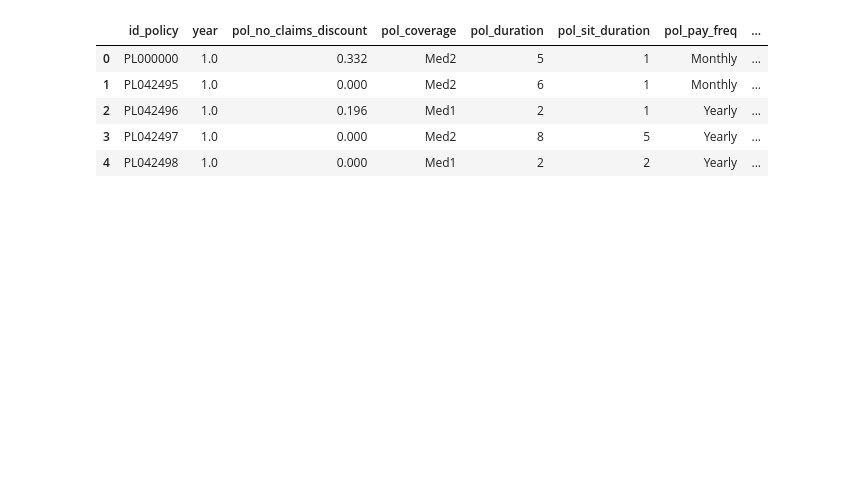
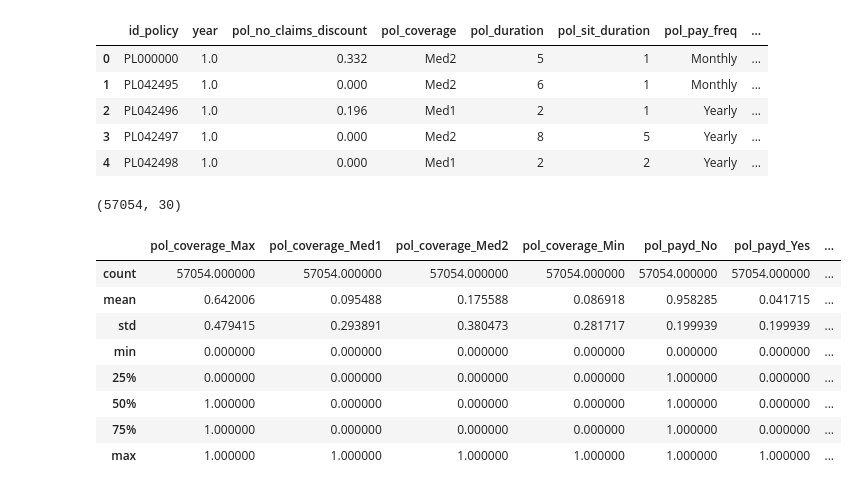
Before and after one commit to mariaferrol1988/experiments, a Jupyter notebook: projects/insurance/draft2-variabletreatment.ipynb, the cells around one changed output. Saved outputs shown, nothing was run; the diff lists cells and outputs as text; code cells hidden in the pictures; blank space fills up the shorter version.

```diff
--- a/projects/insurance/draft2-variabletreatment.ipynb
+++ b/projects/insurance/draft2-variabletreatment.ipynb
@@ -50,0 +40,55 @@ df_policyid['severity']  =  df_policyid['claim_amount'] / df_policyid['counts']
+# %%
+# New variable binary 0 means not claim and 1 means claim
+df['claim'] = df['claim_amount'].apply(lambda x: 0 if x == 0.0 else 1)
+
+# Counter of the df
+df['counts'] = 1
+
+# Continous vars grouped by id_policy
+df_policyid = df.groupby('id_policy')[['claim_amount','claim','counts']].sum()
+df_policyid['occurence']  =  df_policyid['claim'] / df_policyid['counts'] # number of accidents per years of policy
+df_policyid['severity']  =  df_policyid['claim_amount'] / df_policyid['counts'] # average amount of claim per years of policy
+df_policyid2 = df.groupby('id_policy')[['pol_no_claims_discount','pol_duration','pol_sit_duration',
+                                       'drv_age1','drv_age_lic1','vh_age','vh_speed','vh_value',
+                                       'population','town_surface_area']].mean()
+
+df_policyid2 = df_policyid.merge(df_policyid2, left_index = True, right_index = True)
+
+# Calculation of possible indicators for the model
+
+
+# merge continous variables
+df_pol = df_policyid2.merge(df_policyid, right_index = True, left_index = True)
+
+# dummy variables to work with
+dummies = ['pol_coverage', 'pol_pay_freq', 'pol_payd', 'pol_usage', 'drv_sex1', 'drv_drv2', 'vh_fuel', 'vh_type' ]
+df_dummies = pd.get_dummies(df[dummies])
+df_dummies = df.merge(df_dummies, right_index = True, left_index = True)
+
+# dummy dataset created - excluded variables are not able to be grouped by calculating the mean
+df_dummies_g_ = df_dummies.groupby('id_policy')[['pol_coverage_Max',
+       'pol_coverage_Med1', 'pol_coverage_Med2', 'pol_coverage_Min',
+       'pol_payd_No','pol_payd_Yes', 'pol_usage_AllTrips',
+       'pol_usage_Professional','pol_usage_Retired',
+       'pol_usage_WorkPrivate', 'drv_drv2_No', 'drv_drv2_Yes', 'vh_fuel_Diesel',
+       'vh_fuel_Gasoline', 'vh_fuel_Hybrid', 'vh_type_Commercial',
+       'vh_type_Tourism']].mean()
+
+# df with the final values
+df_final = df_dummies_g_.merge(df_policyid2, right_index = True, left_index = True)
+# %%
+df_final.shape
+# %% [output]
+(57054, 30)
+# %%
+df_final.describe()
+# %% [output]
+|  | pol_coverage_Max | pol_coverage_Med1 | pol_coverage_Med2 | pol_coverage_Min | pol_payd_No | pol_payd_Yes | ... |
+| count | 57054.000000 | 57054.000000 | 57054.000000 | 57054.000000 | 57054.000000 | 57054.000000 | ... |
+| mean | 0.642006 | 0.095488 | 0.175588 | 0.086918 | 0.958285 | 0.041715 | ... |
+| std | 0.479415 | 0.293891 | 0.380473 | 0.281717 | 0.199939 | 0.199939 | ... |
+| min | 0.000000 | 0.000000 | 0.000000 | 0.000000 | 0.000000 | 0.000000 | ... |
+| 25% | 0.000000 | 0.000000 | 0.000000 | 0.000000 | 1.000000 | 0.000000 | ... |
+| 50% | 1.000000 | 0.000000 | 0.000000 | 0.000000 | 1.000000 | 0.000000 | ... |
+| 75% | 1.000000 | 0.000000 | 0.000000 | 0.000000 | 1.000000 | 0.000000 | ... |
+| max | 1.000000 | 1.000000 | 1.000000 | 1.000000 | 1.000000 | 1.000000 | ... |
```
Also changed, not shown: parts of 14 cells of this notebook.
